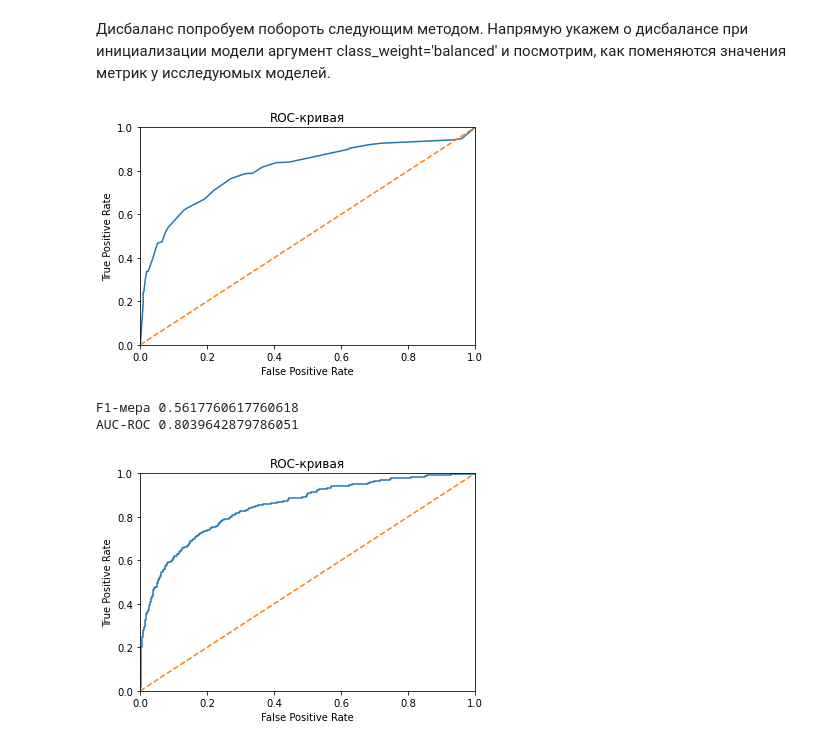
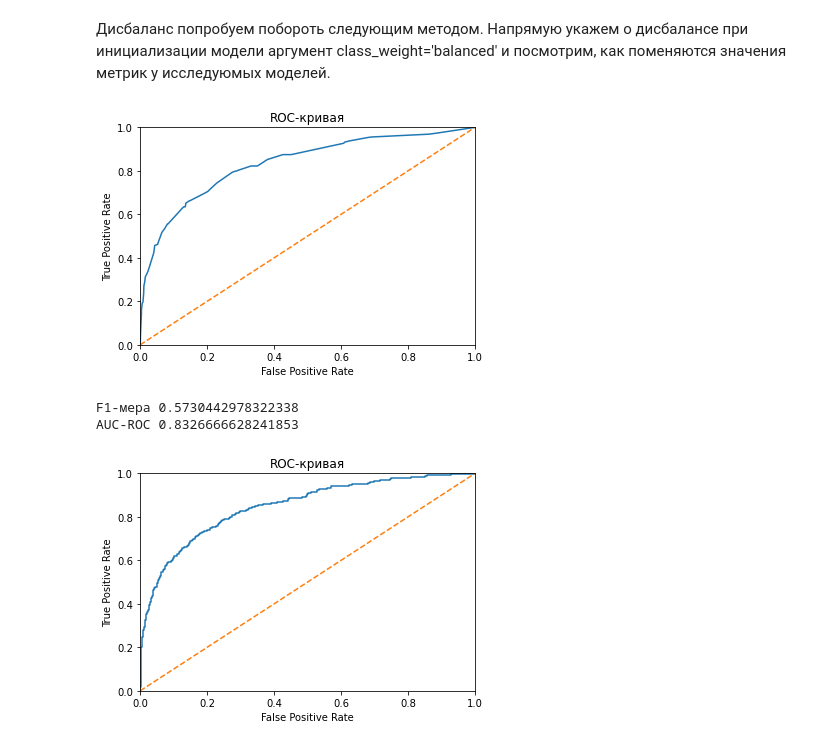
Before and after one commit to ALeksandrUrvanov/churn_bank_customers, a Jupyter notebook: churn_bank_customers.ipynb, the cells around one changed output. Cells and saved outputs as stored; diff of their text form; code cells hidden in the pictures.

Commit message:
added hyperparameter 'min_samples_leaf' in model DecisionTree

```diff
--- a/churn_bank_customers.ipynb
+++ b/churn_bank_customers.ipynb
@@ -36,7 +36,7 @@ from sklearn.metrics import roc_curve
 from sklearn.utils import shuffle
 # %%
 # выводим информацию о данных
-df = pd.read_csv ('/Users/urvanov_aleksandr/yandex-praktikum-projects/1_first_project/data_churn.csv')
+df = pd.read_csv ('/Users/urvanov_aleksandr/yandex-praktikum/churn_bank_customers/data_churn.csv')
 display(df.shape)
 df.info()
 display(df)
@@ -241,7 +241,7 @@ best_result = 0
 best_depth = 0
 
 for depth in range(1, 16):
-    model_tree = DecisionTreeClassifier(random_state=12345, max_depth=depth)
+    model_tree = DecisionTreeClassifier(random_state=12345, max_depth=depth, min_samples_leaf = 9)
     model_tree.fit(features_train, target_train)
     tree_prediction = model_tree.predict(features_valid)
     result = f1_score(target_valid, tree_prediction)
@@ -255,5 +255,5 @@ F1-мера 0.5819295558958653 Глубина дерева: 7
 # %%
-model_tree = DecisionTreeClassifier(random_state=12345, max_depth=7)
+model_tree = DecisionTreeClassifier(random_state=12345, max_depth=7, min_samples_leaf = 9)
 model_tree.fit(features_train, target_train)
 tree_prediction = model_tree.predict(features_valid)
 # %%
@@ -334,7 +334,7 @@ dtype: float64
 # %%
 # дерево решений
 
-model_tree = DecisionTreeClassifier(random_state=12345)
+model_tree = DecisionTreeClassifier(random_state=12345, max_depth=7, min_samples_leaf = 9)
 model_tree.fit(features_train, target_train)
 tree_model = pd.Series(
     model_tree.predict(features_valid)).value_counts(normalize = True)
@@ -464,31 +461,31 @@ AUC-ROC 0.7550456582842936
 # %%
 # дерево решений
 
 model_tree = DecisionTreeClassifier(
-    random_state=12345, max_depth=7, class_weight='balanced')
+    random_state=12345, max_depth=7, min_samples_leaf = 9, class_weight='balanced')
 model_tree.fit(features_train, target_train)
 
 tree_prediction = model_tree.predict(features_valid)
 tree_prediction_one_valid = model_tree.predict_proba(features_valid)[:, 1]
 
 fpr, tpr, thresholds = roc_curve(target_valid, tree_prediction_one_valid)
 
 plt.figure()
 plt.plot(fpr, tpr)
 plt.plot([0, 1], [0, 1], linestyle='--')
 plt.xlim([0.0, 1.0])
 plt.ylim([0.0, 1.0])
 plt.xlabel('False Positive Rate')
 plt.ylabel('True Positive Rate')
 plt.title('ROC-кривая')
 plt.show()
 
 print("F1-мера", f1_score(target_valid, tree_prediction))
 print("AUC-ROC", roc_auc_score(target_valid, tree_prediction_one_valid))
 # %% [output]
-[figure, old version]
+[figure, new version]
-F1-мера 0.5617760617760618
-AUC-ROC 0.8039642879786051
+F1-мера 0.5730442978322338
+AUC-ROC 0.8326666628241853
 # %%
 # случайный лес
 
```
Also changed, not shown: parts of 7 cells of this notebook.
